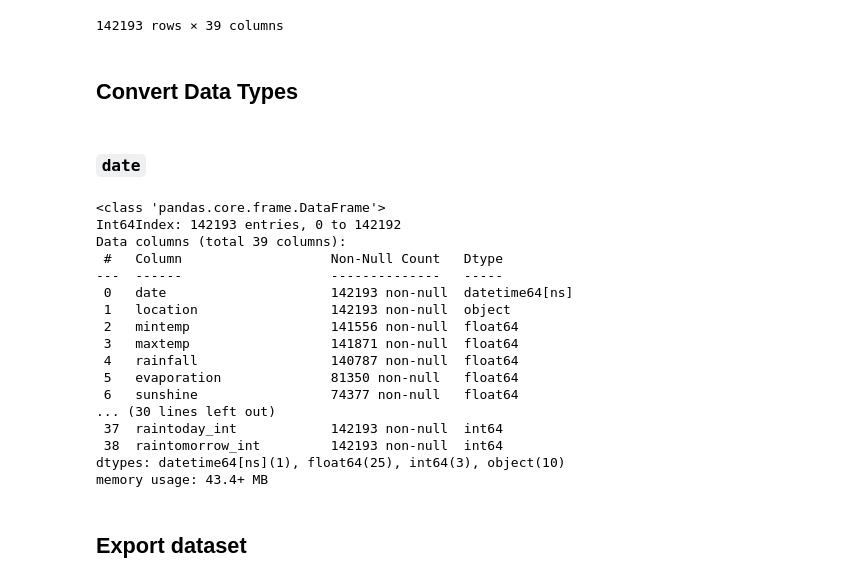
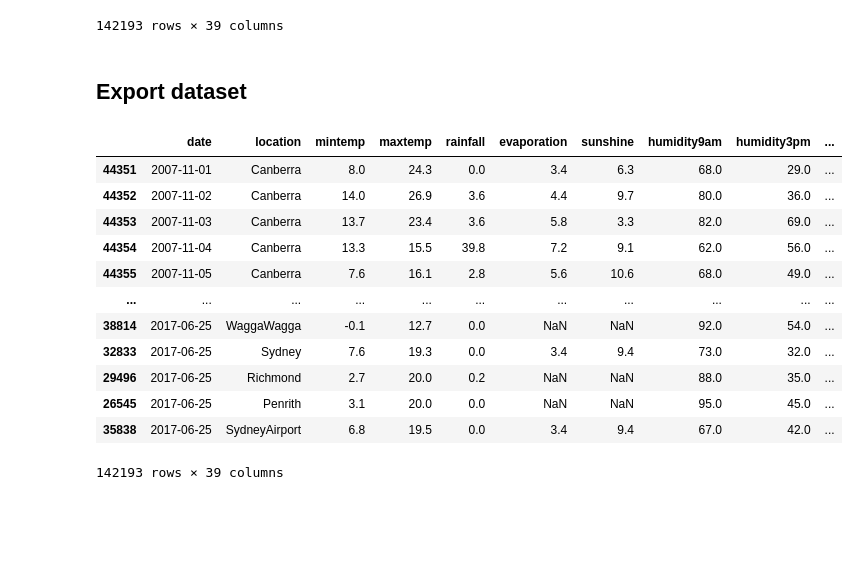
Before and after one commit to gabrielanakasato/rain-prediction, a Jupyter notebook: part01-initial-analysis.ipynb, the cells around one changed output. Cells and saved outputs as stored; diff of their text form; code cells hidden in the pictures; blank space fills up the shorter version.

```diff
--- a/part01-initial-analysis.ipynb
+++ b/part01-initial-analysis.ipynb
@@ -217,0 +385,3 @@ The others (wind_gustspeed and windgustspeed) could be ignored.
+# %%
+#Creating a new column and add wind_gustspeed values into it
+df["wind_speed9am_complete"] = df["wind_speed9am"]
@@ -332,35 +812,23 @@ df
 | 142191 | 2017-06-23 | Uluru | 5.4 | 26.9 | 0.0 | NaN | NaN | 53.0 | 24.0 | ... |
 | 142192 | 2017-06-24 | Uluru | 7.8 | 27.0 | 0.0 | NaN | NaN | 51.0 | 24.0 | ... |
 142193 rows × 39 columns
-# %% [markdown]
-## Convert Data Types
-# %% [markdown]
-### `date`
-# %%
-# Convert string to datatime
-df['date'] = pd.to_datetime(arg=df.date)
-
-# Check the result
-df.info()
-# %% [output]
-<class 'pandas.core.frame.DataFrame'>
-Int64Index: 142193 entries, 0 to 142192
-Data columns (total 39 columns):
- #   Column                   Non-Null Count   Dtype
----  ------                   --------------   -----
- 0   date                     142193 non-null  datetime64[ns]
- 1   location                 142193 non-null  object
- 2   mintemp                  141556 non-null  float64
- 3   maxtemp                  141871 non-null  float64
- 4   rainfall                 140787 non-null  float64
- 5   evaporation              81350 non-null   float64
- 6   sunshine                 74377 non-null   float64
-... (30 lines left out)
- 37  raintoday_int            142193 non-null  int64
- 38  raintomorrow_int         142193 non-null  int64
-dtypes: datetime64[ns](1), float64(25), int64(3), object(10)
-memory usage: 43.4+ MB
 # %% [markdown]
 ## Export dataset
 # %%
 df.to_csv('exported_df/complete_dataset.csv', index=False)
+# %%
+df.sort_values(by='date')
+# %% [output]
+|  | date | location | mintemp | maxtemp | rainfall | evaporation | sunshine | humidity9am | humidity3pm | ... |
+| 44351 | 2007-11-01 | Canberra | 8.0 | 24.3 | 0.0 | 3.4 | 6.3 | 68.0 | 29.0 | ... |
+| 44352 | 2007-11-02 | Canberra | 14.0 | 26.9 | 3.6 | 4.4 | 9.7 | 80.0 | 36.0 | ... |
+| 44353 | 2007-11-03 | Canberra | 13.7 | 23.4 | 3.6 | 5.8 | 3.3 | 82.0 | 69.0 | ... |
+| 44354 | 2007-11-04 | Canberra | 13.3 | 15.5 | 39.8 | 7.2 | 9.1 | 62.0 | 56.0 | ... |
+| 44355 | 2007-11-05 | Canberra | 7.6 | 16.1 | 2.8 | 5.6 | 10.6 | 68.0 | 49.0 | ... |
+| ... | ... | ... | ... | ... | ... | ... | ... | ... | ... | ... |
+| 38814 | 2017-06-25 | WaggaWagga | -0.1 | 12.7 | 0.0 | NaN | NaN | 92.0 | 54.0 | ... |
+| 32833 | 2017-06-25 | Sydney | 7.6 | 19.3 | 0.0 | 3.4 | 9.4 | 73.0 | 32.0 | ... |
+| 29496 | 2017-06-25 | Richmond | 2.7 | 20.0 | 0.2 | NaN | NaN | 88.0 | 35.0 | ... |
+| 26545 | 2017-06-25 | Penrith | 3.1 | 20.0 | 0.0 | NaN | NaN | 95.0 | 45.0 | ... |
+| 35838 | 2017-06-25 | SydneyAirport | 6.8 | 19.5 | 0.0 | 3.4 | 9.4 | 67.0 | 42.0 | ... |
+142193 rows × 39 columns
```
Also changed, not shown: parts of 82 cells of this notebook, 1 other file.
